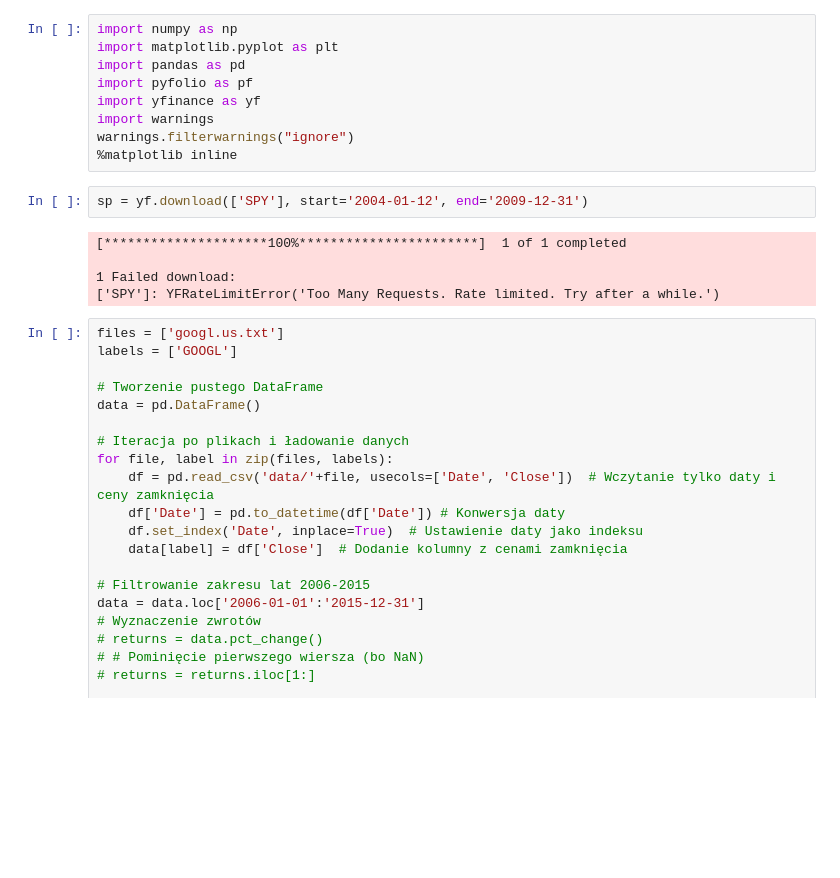
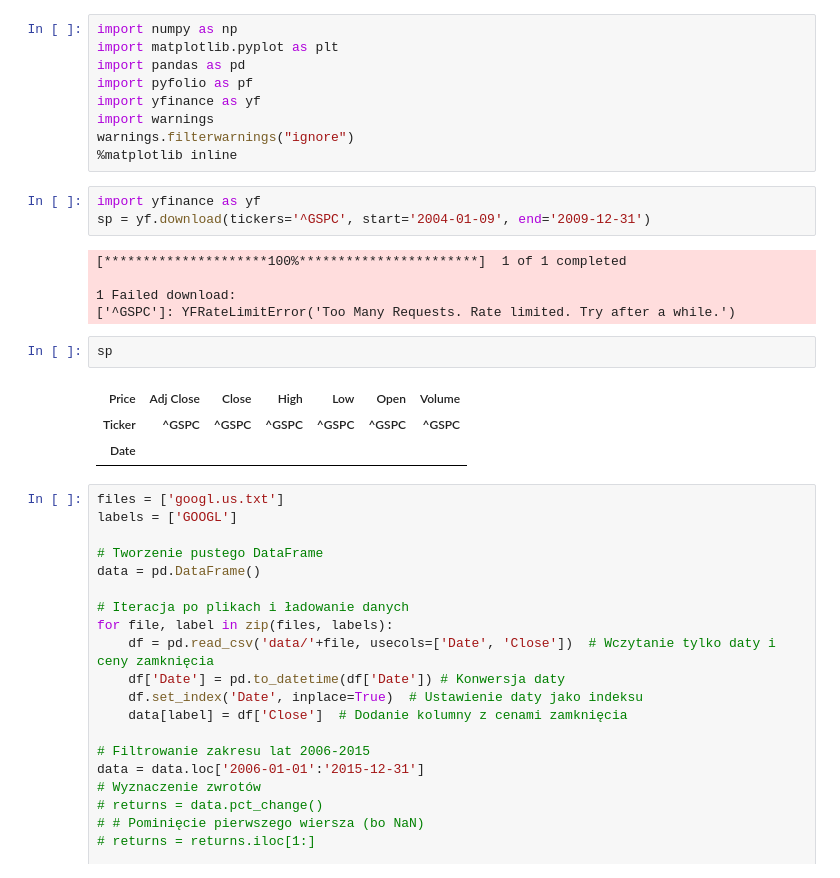
Before and after one commit to Tomexr1/Categorical_Data_Analysis, a Jupyter notebook: matematyka_dla_przemyslu/Prezentacja3/Untitled.ipynb, the cells around one changed output. Saved outputs shown, nothing was run; the diff lists cells and outputs as text; blank space fills up the shorter version.

```diff
--- a/matematyka_dla_przemyslu/Prezentacja3/Untitled.ipynb
+++ b/matematyka_dla_przemyslu/Prezentacja3/Untitled.ipynb
@@ -30,12 +108,19 @@ import warnings
 warnings.filterwarnings("ignore")
 %matplotlib inline
 # %%
-sp = yf.download(['SPY'], start='2004-01-12', end='2009-12-31')
+import yfinance as yf
+sp = yf.download(tickers='^GSPC', start='2004-01-09', end='2009-12-31')
 # %% [output]
 [*********************100%***********************]  1 of 1 completed
 
 1 Failed download:
-['SPY']: YFRateLimitError('Too Many Requests. Rate limited. Try after a while.')
+['^GSPC']: YFRateLimitError('Too Many Requests. Rate limited. Try after a while.')
+# %%
+sp
+# %% [output]
+| Price | Adj Close | Close | High | Low | Open | Volume |
+| Ticker | ^GSPC | ^GSPC | ^GSPC | ^GSPC | ^GSPC | ^GSPC |
+| Date |  |  |  |  |  |  |
 # %%
 files = ['googl.us.txt']
 labels = ['GOOGL']
```
Also changed, not shown: parts of 13 cells of this notebook, 7 other files.
